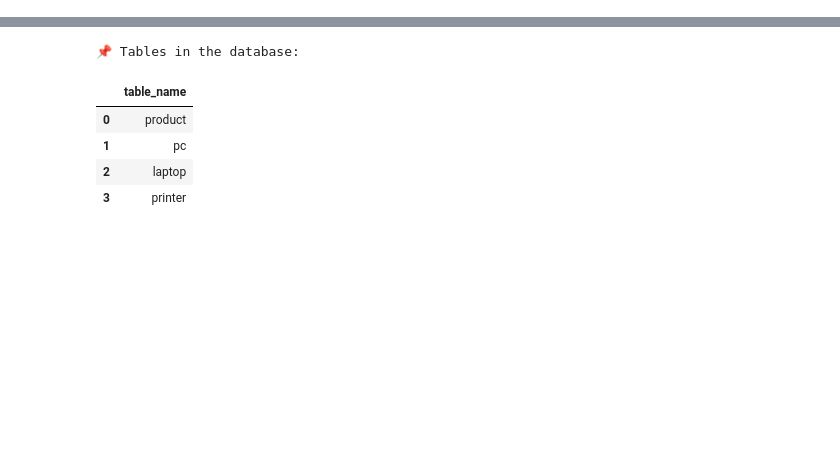
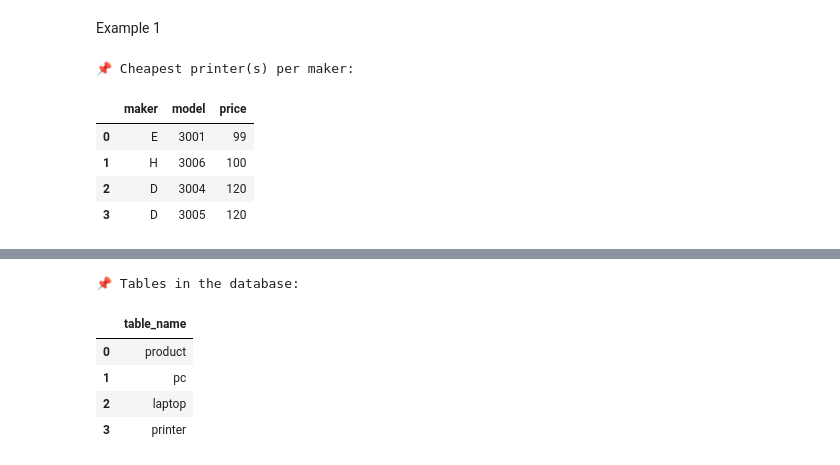
Before and after one commit to falcon-140/CSCI226, a Jupyter notebook: CSCI226(D).ipynb, the cells around one changed output, grey strips where cells are left out. Cells and saved outputs as stored; diff of their text form; code cells hidden in the pictures; blank space fills up the shorter version.

```diff
--- a/CSCI226(D).ipynb
+++ b/CSCI226(D).ipynb
@@ -6,3 +10,30 @@ import sqlalchemy as sa
 # %%
 CONN_STR = "postgresql://student_ro:Class226Fall25@ep-lively-lake-afr3qkpy-pooler.c-2.us-west-2.aws.neon.tech/neondb?sslmode=require&channel_binding=require"
 engine = sa.create_engine(CONN_STR, pool_pre_ping=True)
+# %% [markdown]
+Example 1
+# %%
+with engine.connect() as conn:
+    sql = """
+      SELECT p.maker, pr.model, pr.price
+      FROM product p
+      JOIN printer pr ON p.model = pr.model
+      WHERE pr.price = (
+          SELECT MIN(pr2.price)
+          FROM product p2
+          JOIN printer pr2 ON p2.model = pr2.model
+          WHERE p2.maker = p.maker
+      )
+      ORDER BY pr.price ASC;
+    """
+    result = pd.read_sql_query(text(sql), conn)
+
+print("📌 Cheapest printer(s) per maker:")
+display(result)
+# %% [output]
+📌 Cheapest printer(s) per maker:
+|  | maker | model | price |
+| 0 | E | 3001 | 99 |
+| 1 | H | 3006 | 100 |
+| 2 | D | 3004 | 120 |
+| 3 | D | 3005 | 120 |
```
Also changed, not shown: parts of 15 cells of this notebook.
